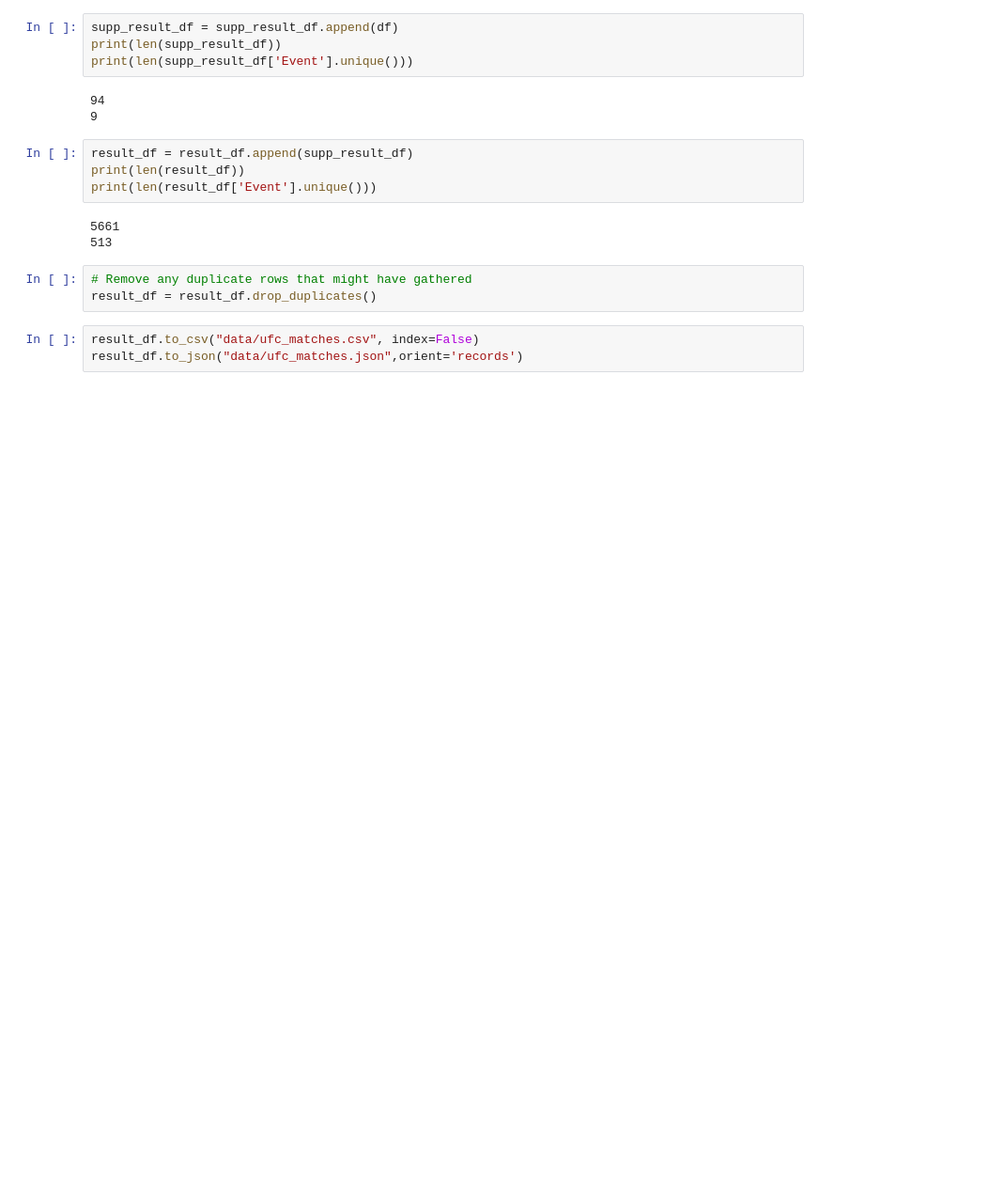
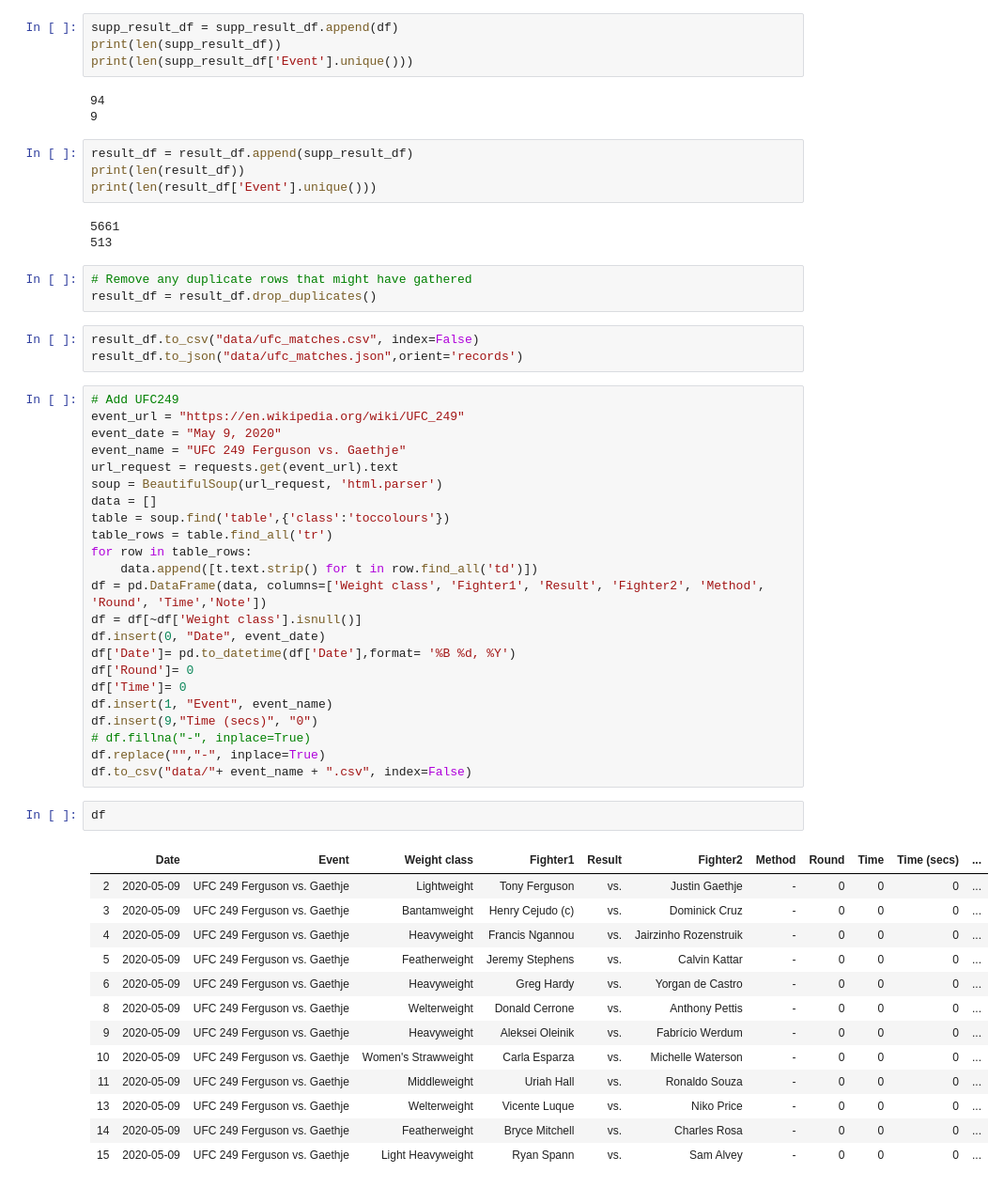
Before and after one commit to cinhui/ufc-events-stats, a Jupyter notebook: scrape_ufc_events_data.ipynb, the cells around one changed output. Shown at 94% size. Saved outputs shown, nothing was run; the diff lists cells and outputs as text; blank space fills up the shorter version.

```diff
--- a/scrape_ufc_events_data.ipynb
+++ b/scrape_ufc_events_data.ipynb
@@ -230,3 +230,42 @@ result_df = result_df.drop_duplicates()
 # %%
 result_df.to_csv("data/ufc_matches.csv", index=False)
 result_df.to_json("data/ufc_matches.json",orient='records')
+# %%
+# Add UFC249
+event_url = "https://en.wikipedia.org/wiki/UFC_249"
+event_date = "May 9, 2020"
+event_name = "UFC 249 Ferguson vs. Gaethje"
+url_request = requests.get(event_url).text
+soup = BeautifulSoup(url_request, 'html.parser')
+data = []
+table = soup.find('table',{'class':'toccolours'})
+table_rows = table.find_all('tr')
+for row in table_rows:
+    data.append([t.text.strip() for t in row.find_all('td')])
+df = pd.DataFrame(data, columns=['Weight class', 'Fighter1', 'Result', 'Fighter2', 'Method', 'Round', 'Time','Note'])
+df = df[~df['Weight class'].isnull()]
+df.insert(0, "Date", event_date)
+df['Date']= pd.to_datetime(df['Date'],format= '%B %d, %Y')
+df['Round']= 0
+df['Time']= 0
+df.insert(1, "Event", event_name)
+df.insert(9,"Time (secs)", "0")
+# df.fillna("-", inplace=True)
+df.replace("","-", inplace=True)
+df.to_csv("data/"+ event_name + ".csv", index=False)
+# %%
+df
+# %% [output]
+|  | Date | Event | Weight class | Fighter1 | Result | Fighter2 | Method | Round | Time | Time (secs) | ... |
+| 2 | 2020-05-09 | UFC 249 Ferguson vs. Gaethje | Lightweight | Tony Ferguson | vs. | Justin Gaethje | - | 0 | 0 | 0 | ... |
+| 3 | 2020-05-09 | UFC 249 Ferguson vs. Gaethje | Bantamweight | Henry Cejudo (c) | vs. | Dominick Cruz | - | 0 | 0 | 0 | ... |
+| 4 | 2020-05-09 | UFC 249 Ferguson vs. Gaethje | Heavyweight | Francis Ngannou | vs. | Jairzinho Rozenstruik | - | 0 | 0 | 0 | ... |
+| 5 | 2020-05-09 | UFC 249 Ferguson vs. Gaethje | Featherweight | Jeremy Stephens | vs. | Calvin Kattar | - | 0 | 0 | 0 | ... |
+| 6 | 2020-05-09 | UFC 249 Ferguson vs. Gaethje | Heavyweight | Greg Hardy | vs. | Yorgan de Castro | - | 0 | 0 | 0 | ... |
+| 8 | 2020-05-09 | UFC 249 Ferguson vs. Gaethje | Welterweight | Donald Cerrone | vs. | Anthony Pettis | - | 0 | 0 | 0 | ... |
+| 9 | 2020-05-09 | UFC 249 Ferguson vs. Gaethje | Heavyweight | Aleksei Oleinik | vs. | Fabrício Werdum | - | 0 | 0 | 0 | ... |
+| 10 | 2020-05-09 | UFC 249 Ferguson vs. Gaethje | Women's Strawweight | Carla Esparza | vs. | Michelle Waterson | - | 0 | 0 | 0 | ... |
+| 11 | 2020-05-09 | UFC 249 Ferguson vs. Gaethje | Middleweight | Uriah Hall | vs. | Ronaldo Souza | - | 0 | 0 | 0 | ... |
+| 13 | 2020-05-09 | UFC 249 Ferguson vs. Gaethje | Welterweight | Vicente Luque | vs. | Niko Price | - | 0 | 0 | 0 | ... |
+| 14 | 2020-05-09 | UFC 249 Ferguson vs. Gaethje | Featherweight | Bryce Mitchell | vs. | Charles Rosa | - | 0 | 0 | 0 | ... |
+| 15 | 2020-05-09 | UFC 249 Ferguson vs. Gaethje | Light Heavyweight | Ryan Spann | vs. | Sam Alvey | - | 0 | 0 | 0 | ... |
```
Also changed, not shown: 3 other files.
